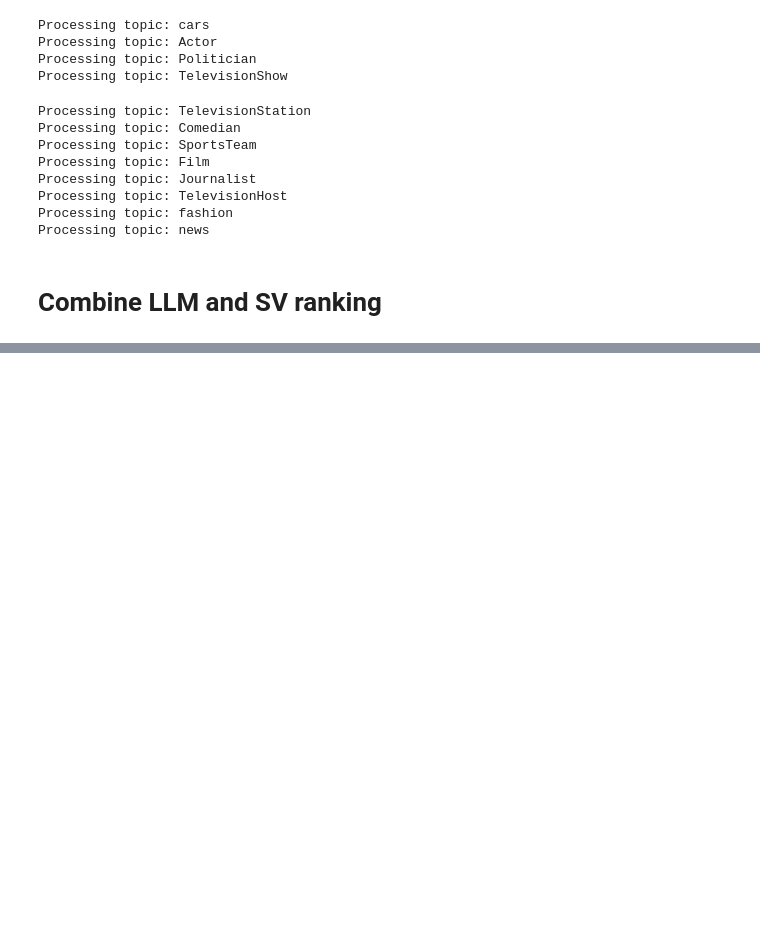
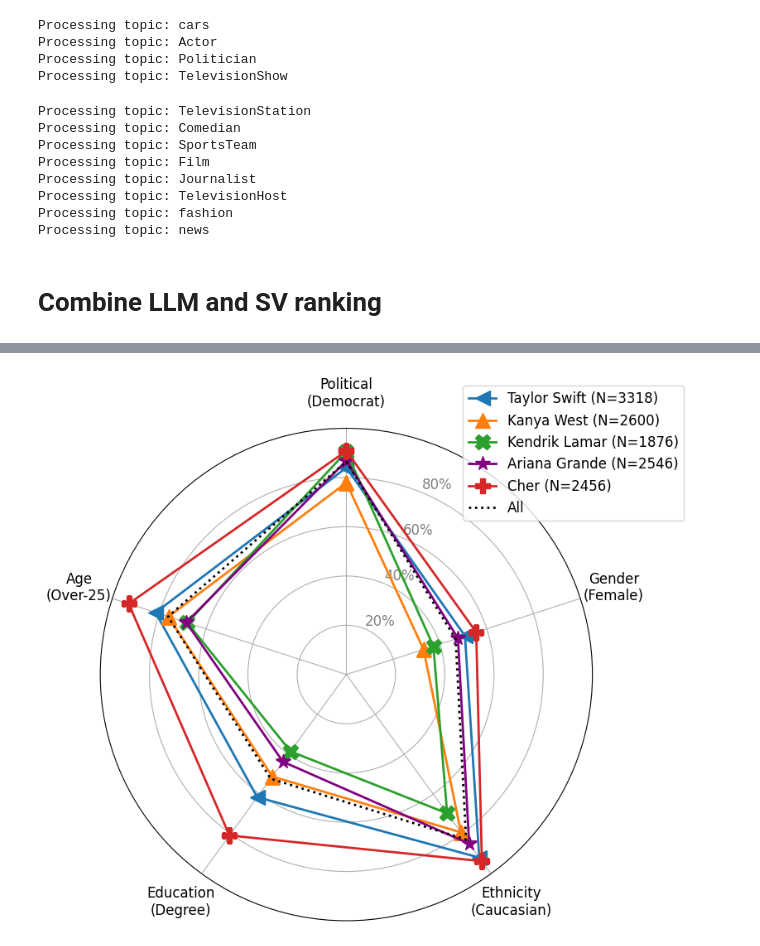
Before and after one commit to nirlotan/personalized_recommendation, a Jupyter notebook: recommendation_evaluation/recommendation_p2.ipynb, the cells around one changed output, grey strips where cells are left out. Cells and saved outputs as stored; diff of their text form; code cells hidden in the pictures; blank space fills up the shorter version.

```diff
--- a/recommendation_evaluation/recommendation_p2.ipynb
+++ b/recommendation_evaluation/recommendation_p2.ipynb
@@ -1355,3 +1488,0 @@ for i, item in enumerate(eval(row_sample['llm_ranked_list'])):
-# %%
-for i, row in tqdm(df_for_all_topic[topic].iterrows()):
-    calculate_map(row)
@@ -1851,5 +1881,0 @@ for topic in tqdm(topic_list):
-# %%
-# Apply the calculation to all topics
-for topic in tqdm(topic_list):
-    print(f"Processing topic: {topic}")
-    df_for_all_topic[topic]['ndcg_popularity'] = df_for_all_topic[topic].apply(lambda x: calculate_ndcg(x, 'popular_ranked_accounts'), axis=1)
@@ -2023,0 +2012,9 @@ KeyError: 'news'
+# %%
+
+# Apply the calculation to all topics
+for topic in tqdm(topic_list):
+    print(f"Processing topic: {topic}")
+    df_for_all_topic[topic][['combined_ranked_positions', 'combined_MAP']] = df_for_all_topic[topic].apply(lambda x:
+        calculate_map(x,'combined_ranked_list'), axis=1, result_type='expand'
+    )
+print("LLM SV Combined MAP calculation complete!")
@@ -2023,0 +2144,2 @@ KeyError: 'news'
+# %%
+df_map_graph = pd.read_excel('map_graph_data.xlsx')
@@ -2023,0 +2330,78 @@ KeyError: 'news'
+# %%
+list_to_show = ['kendriklamar', 'cher', 'ArianaGrande', 'taylorswift13', 'kanyawest',]
+
+accounts_to_show = all_topics[topic]['twitter_screen_name'].values
+#accounts_to_show = all_topics['MusicalArtist'][all_topics['MusicalArtist']['twitter_screen_name'].isin(list_to_show)]['twitter_screen_name'].values
+
+account_count_in_exploded[account_count_in_exploded['account_name'].isin(['taylorswift13','kanyewest','kendricklamar','cher','ArianaGrande'])][['account_name','tweet_id']]
+
+import numpy as np
+import matplotlib.pyplot as plt
+
+# 1. Prepare the data from the image
+metrics = {
+        'political': 'Democrat',
+        'gender': 'Female',
+        'ethnicity': 'Caucasian',
+        'education': 'Degree',
+        'age': 'Over-25',
+    }
+
+categories = [f"{k.capitalize()}\n({v})" for k, v in metrics.items()]
+num_vars = len(categories)
+
+data = {
+    'taylorswift13': [0.840, 0.507, 0.919, 1-0.384, 0.815],
+    'kanyewest':     [0.779, 0.330, 0.792, 1-0.488, 0.760],
+    'kendricklama':  [0.905, 0.372, 0.697, 1-0.614, 0.679],
+    'cher':          [0.908, 0.555, 0.937, 1-0.192, 0.930],
+    'ArianaGrande': [0.868,	0.477,	0.849,	1-0.562,	0.684],
+    'ALL':           [0.865, 0.467, 0.828, 1-0.477, 0.762]
+}
+
+# 2. Compute angle for each axis
+angles = np.linspace(0, 2 * np.pi, num_vars, endpoint=False).tolist()
+
+# The plot is a circle, so we need to "complete the loop"
+# by appending the start value to the end.
+angles += angles[:1]
+
+fig, ax = plt.subplots(figsize=(8, 8), subplot_kw=dict(polar=True))
+
+# 3. Helper function to draw each account
+def add_to_radar(username, label, marker, color, linestyle='-'):
+    values = data[username]
+    values += values[:1]  # Repeat the first value to close the circular graph
+    ax.plot(angles, values, marker, markersize=13, color=color, linewidth=2, label=label, linestyle=linestyle)
+    ax.fill(angles, values, color=color, alpha=0.)
+
+# 4. Add the artists
+# < ^ X P
+add_to_radar('taylorswift13', 'Taylor Swift (N=3318)', '<', '#1f77b4')
+add_to_radar('kanyewest', 'Kanya West (N=2600)', '^', '#ff7f0e')
+add_to_radar('kendricklama', 'Kendrik Lamar (N=1876)', 'X', '#2ca02c')
+add_to_radar('ArianaGrande', 'Ariana Grande (N=2546)', '*', 'Purple')
+add_to_radar('cher', 'Cher (N=2456)', 'P', '#d62728')
+
+# 5. Add the "ALL" baseline with a distinct style (Loosely Dotted as discussed!)
+add_to_radar('ALL', 'All', '', color='black', linestyle='dotted')
+
+# 6. Final Styling
+ax.set_theta_offset(np.pi / 2)
+ax.set_theta_direction(-1)
+
+# Draw axis lines and labels
+ax.set_thetagrids(np.degrees(angles[:-1]), categories, size=12)
+ax.tick_params(axis='x', pad=20)
+
+# Go from 0 to 1 (since these look like percentages/proportions)
+ax.set_ylim(0, 1)
+ax.set_yticks([0.2, 0.4, 0.6, 0.8])
+ax.set_yticklabels(["20%", "40%", "60%", "80%"], color="grey", size=12)
+
+#plt.title("Account Demographics Comparison", size=20, y=1.1)
+plt.legend(loc='upper right', bbox_to_anchor=(1.2, 1.1), fontsize=12)
+plt.tight_layout()
+plt.show()
+# %% [output]
+[figure, added]
```
Also changed, not shown: parts of 82 cells of this notebook.
